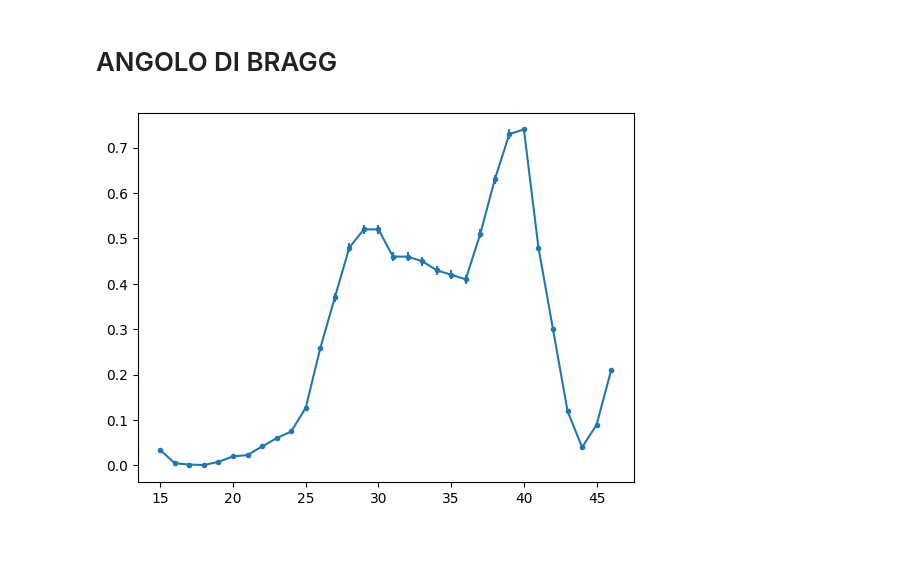
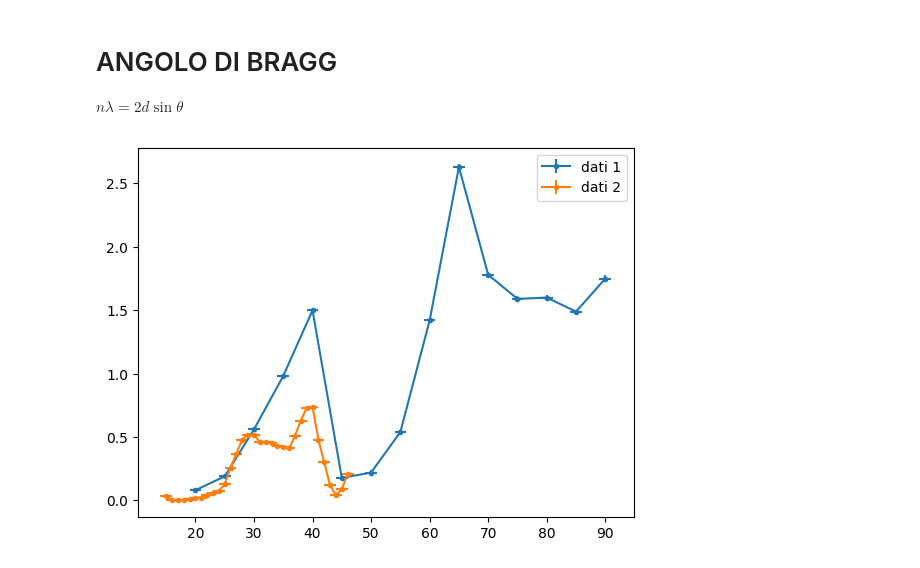
Before and after one commit to CarminatiGiovanni/LaboratorioFisica2, a Jupyter notebook: 20240509micoonde/bragg.ipynb, the cells around one changed output. Drawn from its saved outputs; the diff is of its cells as text; code cells hidden in the pictures.

Commit message:
bragg

```diff
--- a/20240509micoonde/bragg.ipynb
+++ b/20240509micoonde/bragg.ipynb
@@ -1,5 +1,7 @@
 # %% [markdown]
 # ANGOLO DI BRAGG
+
+$n\lambda = 2d \sin\theta$
 # %%
 import pandas as pd
 import numpy as np
@@ -7,6 +9,7 @@ from matplotlib import pyplot as plt
 import jax.numpy as jnp
 import os
 import sys
+from scipy.optimize import curve_fit
 
 dir_path = os.path.abspath('')
 sys.path.append(dir_path + '/../')
@@ -14,5 +17,8 @@ sys.path.append(dir_path + '/../')
 from mylib import Interpolazione, final_val
 
 dir_path = os.path.abspath('')
-FILE = dir_path + '/data/' + 'bragg.csv'
-fr = pd.read_csv(FILE)
+FILE2 = dir_path + '/data/' + 'bragg2.csv'
+fr2 = pd.read_csv(FILE2)
+
+FILE1 = dir_path + '/data/' + 'bragg1.csv'
+fr1 = pd.read_csv(FILE1)
@@ -23,5 +25,25 @@ sigmaV = np.array(fr['sigmaV']) * 0.001
-# %%
-plt.errorbar(α, V, yerr=sigmaV, fmt='.-', label='dati')
-plt.show()
-# %% [output]
-[figure, removed]
+# %%
+α2 = np.array(fr2['teta'])
+sigmaα2 = 1 * np.ones(len(α2))
+
+V2 = np.array(fr2['V']) * 0.001
+sigmaV2 = np.array(fr2['sigmaV']) * 0.001
+
+α1 = np.array(fr1['teta (angolo incidente)'])
+sigmaα1 = 1 * np.ones(len(α1))
+
+V1 = np.array(fr1['V (mV)']) * 0.001
+sigmaV1 = np.array(fr1['sigmaV']) * 0.001
+
+d = 0.03 # distanza centri reticolo cristallino
+sigmad = 0.001 # mm
+
+λ = 0.028
+sigmaλ = 0.002
+# %%
+plt.errorbar(α1, V1, yerr=sigmaV1,xerr=sigmaα1, fmt='.-', label='dati 1')
+plt.errorbar(α2, V2, yerr=sigmaV2,xerr=sigmaα2, fmt='.-', label='dati 2')
+plt.legend()
+plt.show()
+# %% [output]
+[figure, added]
```
Also changed, not shown: parts of 4 cells of this notebook, 3 other files.
